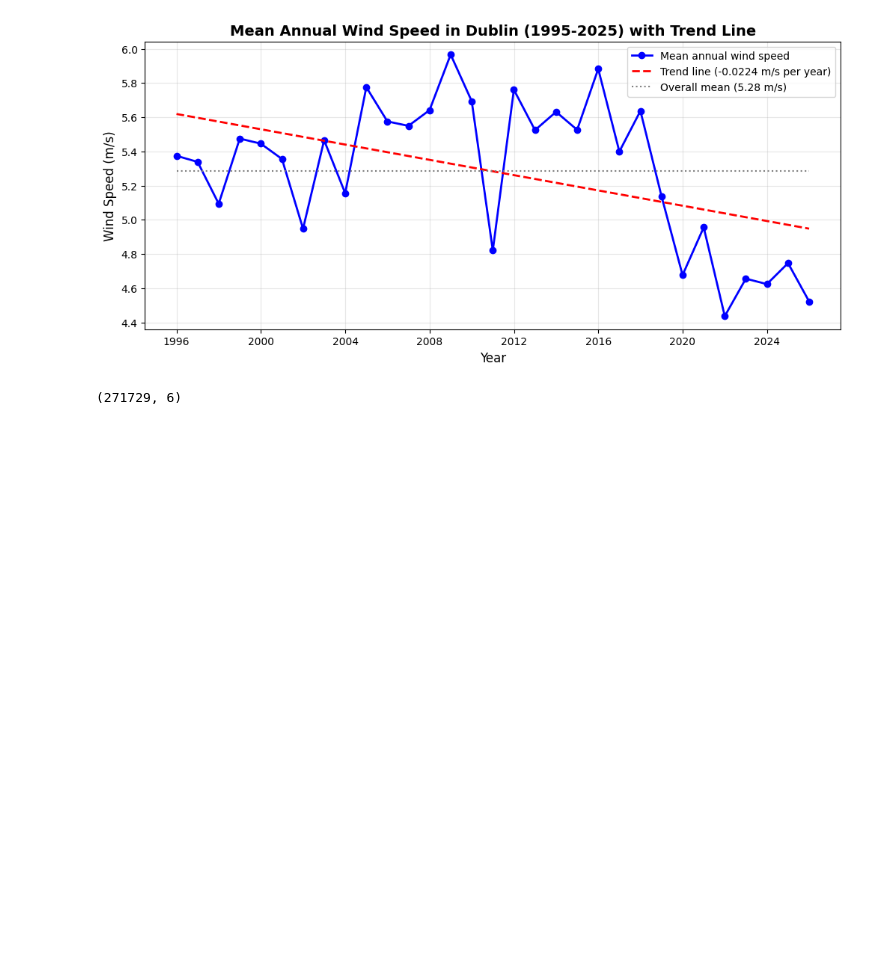
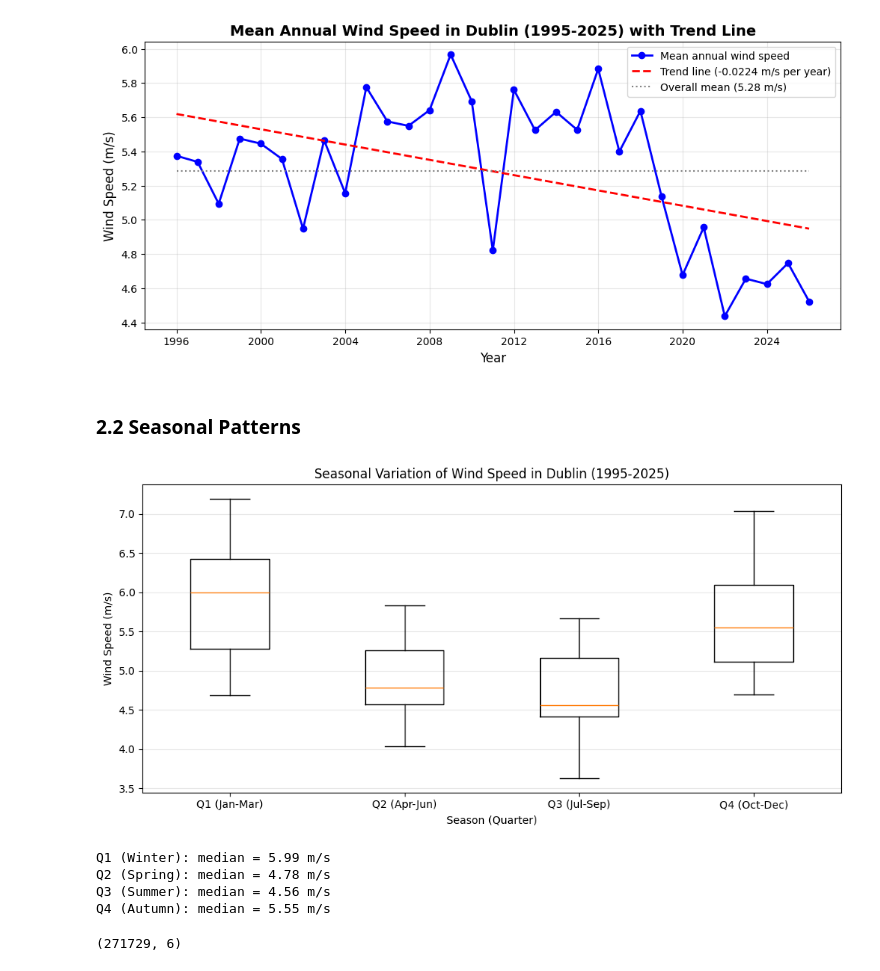
Before and after one commit to tanyasanjuan/pfda-project, a Jupyter notebook: wind.ipynb, the cells around one changed output. Cells and saved outputs as stored; diff of their text form; code cells hidden in the pictures; blank space fills up the shorter version.

Commit message:
Add seasonal analysis of wind speed with boxplot visualization and markdown explanations for quarterly trends.

```diff
--- a/wind.ipynb
+++ b/wind.ipynb
@@ -240,6 +240,38 @@ Decade Averages:
   2015-2024: 5.02 m/s
   Change (1995-2004 to 2015-2024): -6.13%
 [figure]
+# %% [markdown]
+### 2.2 Seasonal Patterns
+# %%
+# Seasonal analysis
+df_seasonal = df.resample('QE')['mean wind speed'].mean()
+
+windspeed_df = df_seasonal.reset_index()
+windspeed_df['quarter'] = windspeed_df['date and time'].dt.quarter
+
+# Boxplot by quarter
+data_by_quarter = [windspeed_df[windspeed_df['quarter'] == q]['mean wind speed'].values
+                   for q in [1, 2, 3, 4]]
+
+plt.figure(figsize=(10, 5))
+plt.boxplot(data_by_quarter, tick_labels=['Q1 (Jan-Mar)', 'Q2 (Apr-Jun)', 'Q3 (Jul-Sep)', 'Q4 (Oct-Dec)'])
+plt.xlabel("Season (Quarter)")
+plt.ylabel("Wind Speed (m/s)")
+plt.title("Seasonal Variation of Wind Speed in Dublin (1995-2025)")
+plt.grid(True, axis='y', alpha=0.3)
+plt.tight_layout()
+plt.show()
+
+# Print seasonal medians
+for q, label in [(1, 'Q1 (Winter)'), (2, 'Q2 (Spring)'), (3, 'Q3 (Summer)'), (4, 'Q4 (Autumn)')]:
+    median_val = np.median(windspeed_df[windspeed_df['quarter'] == q]['mean wind speed'])
+    print(f"{label}: median = {median_val:.2f} m/s")
+# %% [output]
+[figure, added]
+Q1 (Winter): median = 5.99 m/s
+Q2 (Spring): median = 4.78 m/s
+Q3 (Summer): median = 4.56 m/s
+Q4 (Autumn): median = 5.55 m/s
 # %%
 # number of rows and columns
 df.shape
```
Also changed, not shown: parts of 1 cell of this notebook.
